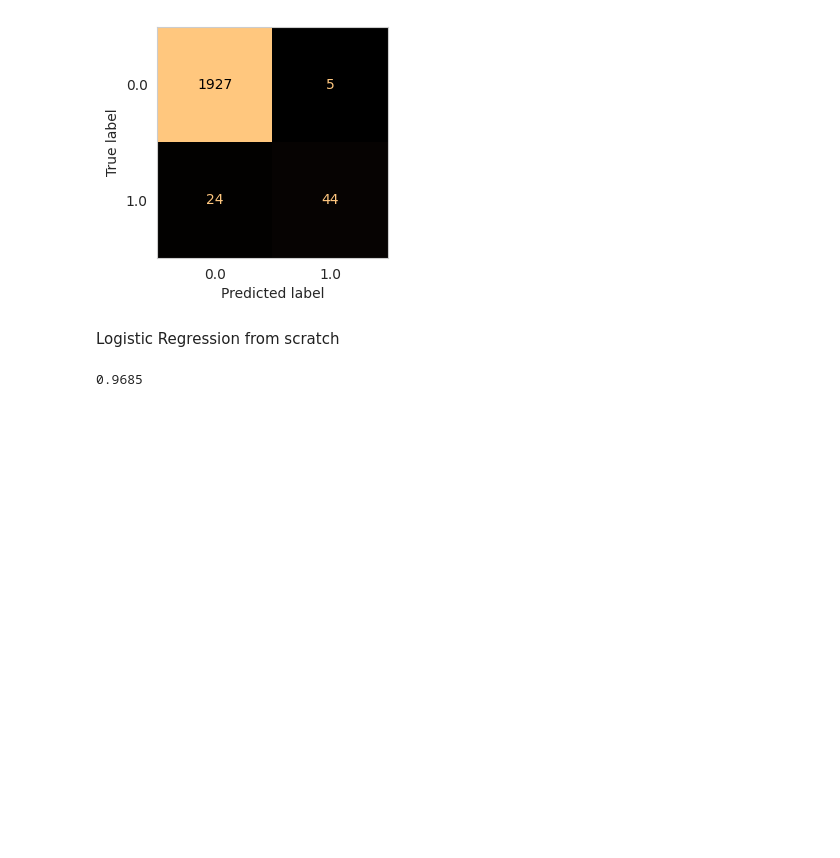
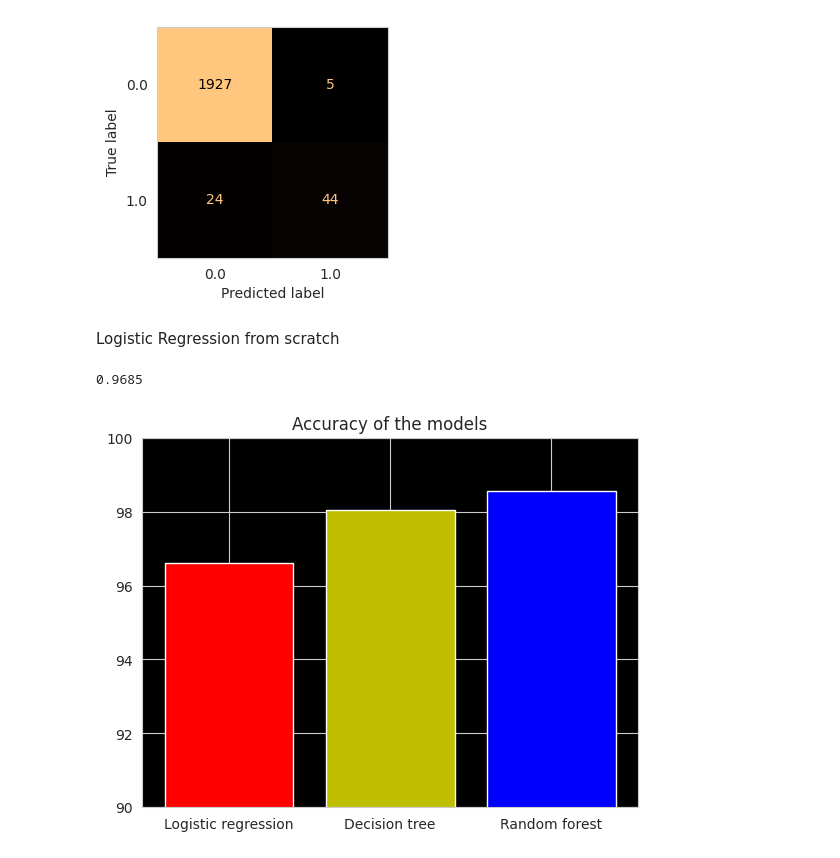
Before and after one commit to Sharubasree/PredictiveMaintenance, a Jupyter notebook: Phase.ipynb, the cells around one changed output. Drawn from its saved outputs; the diff is of its cells as text; code cells hidden in the pictures; blank space fills up the shorter version.

Commit message:
added accuracy output

```diff
--- a/Phase.ipynb
+++ b/Phase.ipynb
@@ -626,3 +626,12 @@ acc = accuracy(y_pred, y_test)
 print(acc)
 # %% [output]
 0.9685
+# %%
+accuracy_list = [96.60, 98.05, 98.55]
+model_names = ["Logistic regression","Decision tree","Random forest"]
+
+plt.bar(model_names,accuracy_list,color=['r','y','b'])
+plt.ylim(90,100)
+plt.title("Accuracy of the models");
+# %% [output]
+[figure, added]
```
Also changed, not shown: parts of 7 cells of this notebook.
